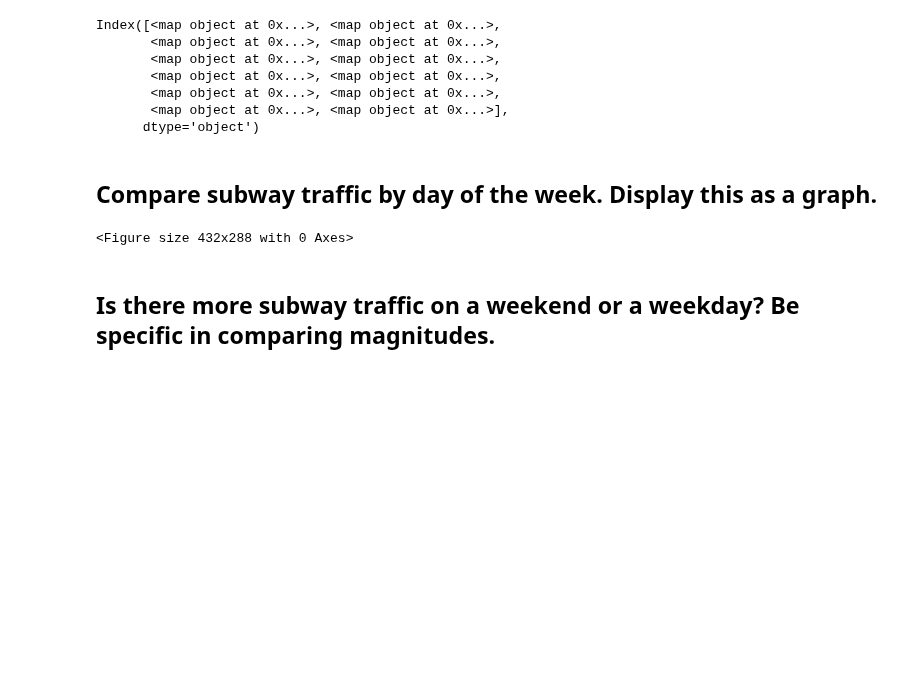
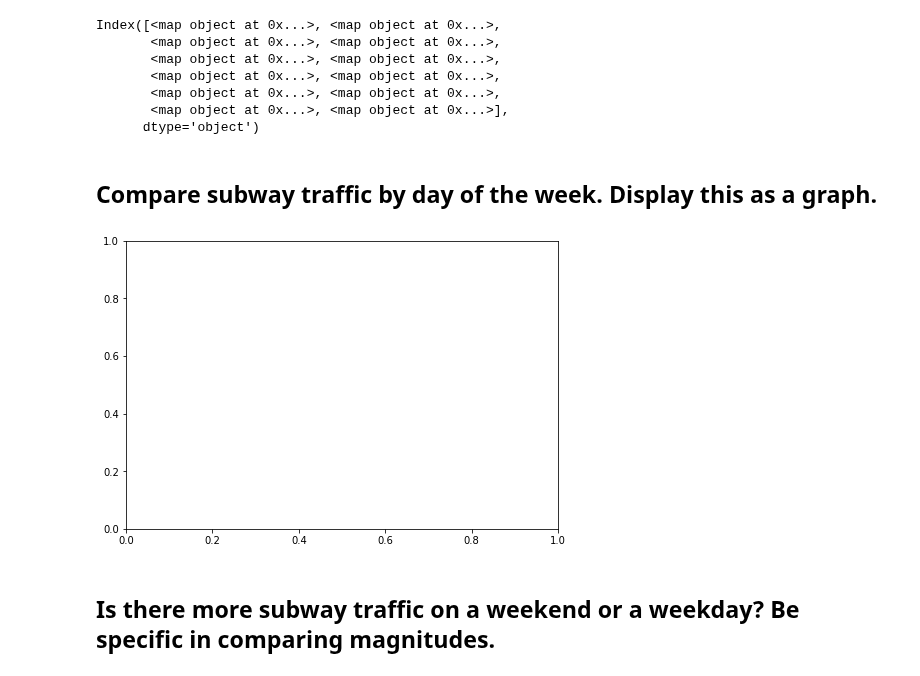
Before and after one commit to oncob749/dsc-0-03-08-understanding-pandas-series-and-dataframes-lab-nyc-ds-career-031119, a Jupyter notebook: index.ipynb, the cells around one changed output. Drawn from its saved outputs; the diff is of its cells as text; code cells hidden in the pictures; blank space fills up the shorter version.

```diff
--- a/index.ipynb
+++ b/index.ipynb
@@ -189,8 +189,10 @@ Index([<map object at 0x...>, <map object at 0x...>,
 # %%
 import matplotlib.pyplot as plt
 traffic = plt.figure()
+ax = traffic.add_axes([0,0,1,1])
+ax.plot(df)
 # %% [output]
-<Figure size 432x288 with 0 Axes>
+[figure, added]
 # %% [markdown]
 ## Is there more subway traffic on a weekend or a weekday?    Be specific in comparing magnitudes.
 # %%
```
